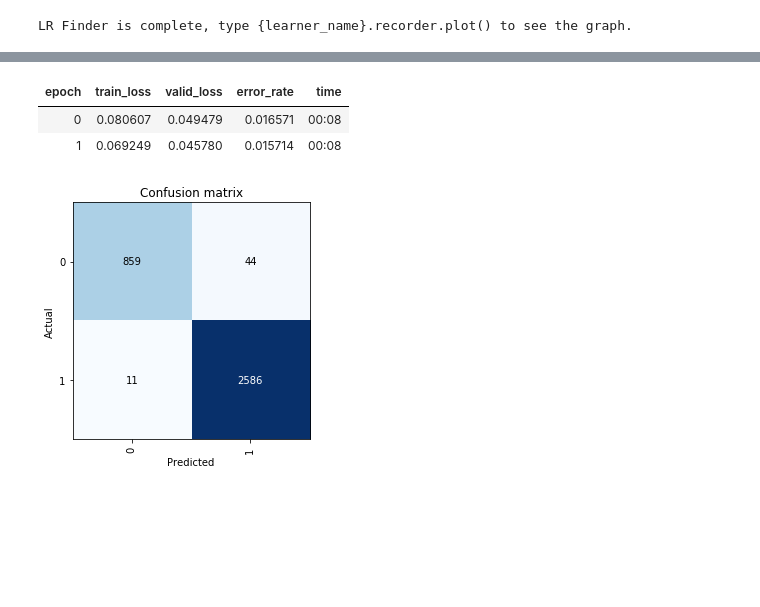
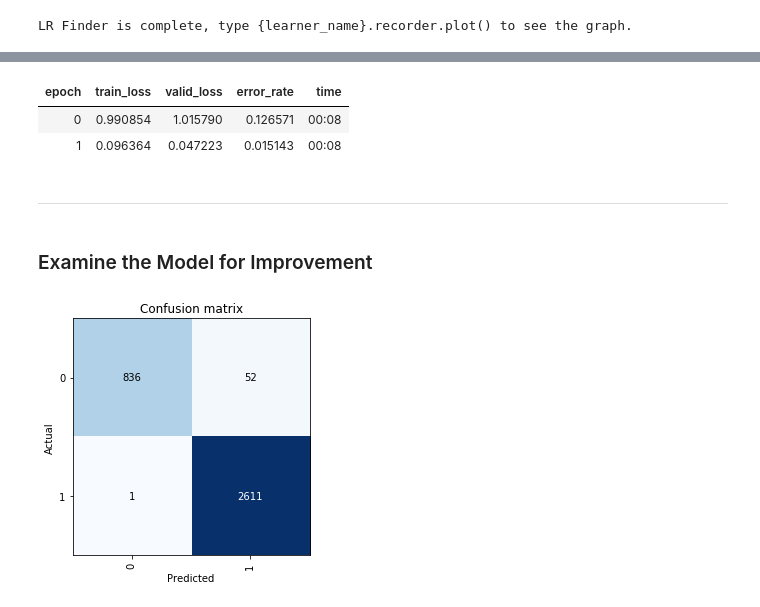
Before and after one commit to ryanbales/course-v3, a Jupyter notebook: nbs/assignments/wk1-image_classification.ipynb, the cells around one changed output, grey strips where cells are left out. Cells and saved outputs as stored; diff of their text form; code cells hidden in the pictures; blank space fills up the shorter version.

```diff
--- a/nbs/assignments/wk1-image_classification.ipynb
+++ b/nbs/assignments/wk1-image_classification.ipynb
@@ -112,10 +161,14 @@ learn.recorder.plot()
 # %%
 learn.unfreeze()
-learn.fit_one_cycle(2, max_lr=slice(1e-6,1e-4))
+learn.fit_one_cycle(2, max_lr=slice(1e-3,1e-1))
 # %% [output]
 | epoch | train_loss | valid_loss | error_rate | time |
-| 0 | 0.080607 | 0.049479 | 0.016571 | 00:08 |
-| 1 | 0.069249 | 0.045780 | 0.015714 | 00:08 |
+| 0 | 0.990854 | 1.015790 | 0.126571 | 00:08 |
+| 1 | 0.096364 | 0.047223 | 0.015143 | 00:08 |
+# %% [markdown]
+***
+# %% [markdown]
+### Examine the Model for Improvement
 # %%
 interp = ClassificationInterpretation.from_learner(learn)
 # %%
```
Also changed, not shown: parts of 28 cells of this notebook.
